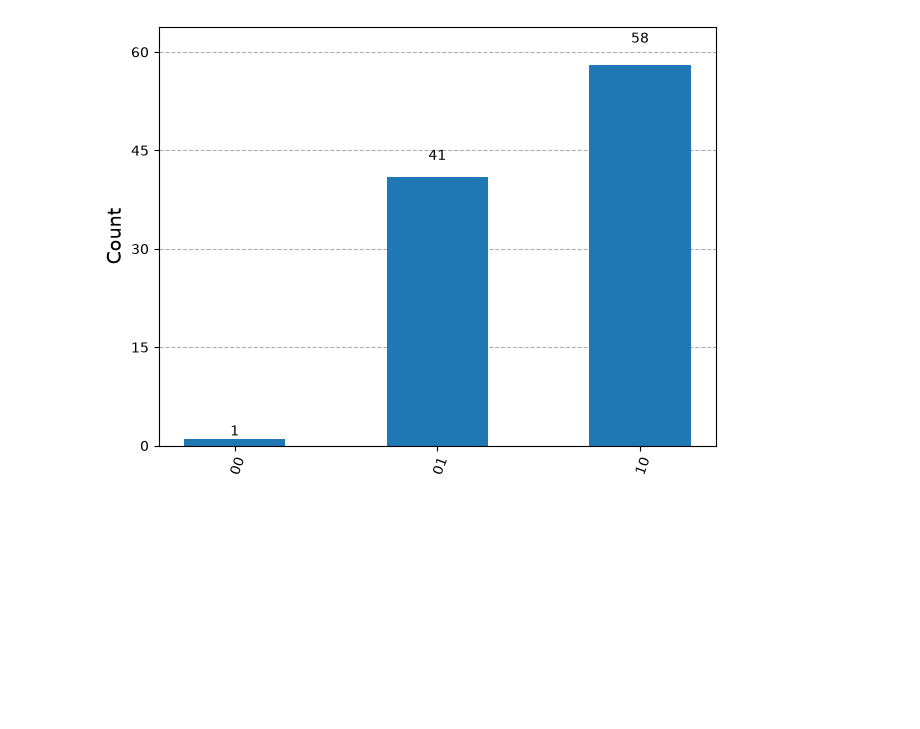
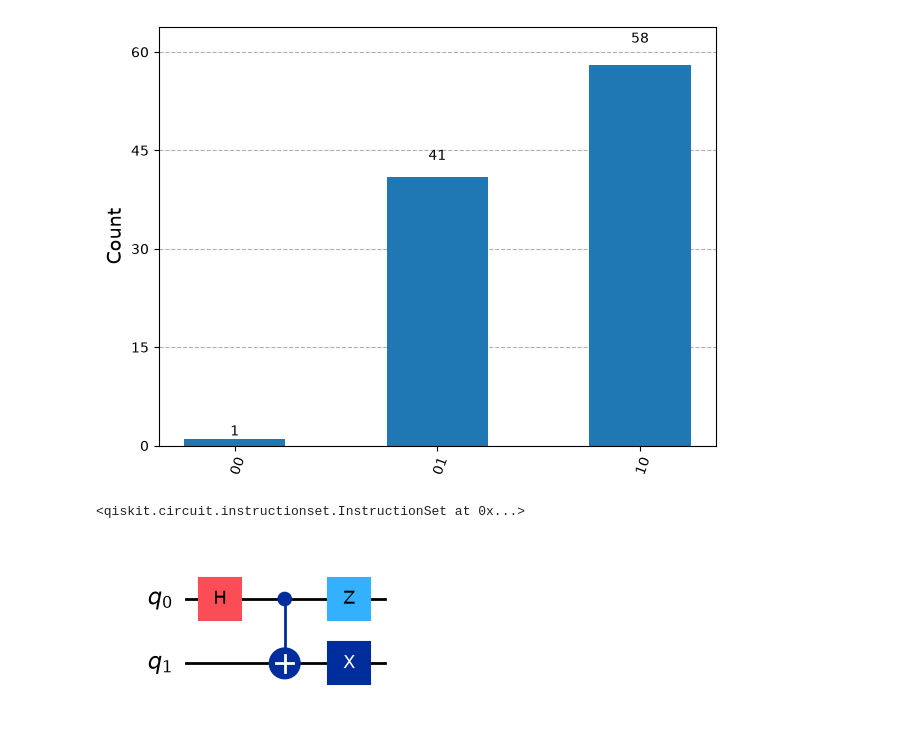
Before and after one commit to muhammadalihussnain/IBM-PROJECTS, a Jupyter notebook: frist_quantum_experiment.ipynb, the cells around one changed output. Drawn from its saved outputs; the diff is of its cells as text; code cells hidden in the pictures; blank space fills up the shorter version.

```diff
--- a/frist_quantum_experiment.ipynb
+++ b/frist_quantum_experiment.ipynb
@@ -100,3 +100,26 @@ plot_histogram(counts)
 # %% [output]
 counts =  {'10': 58, '01': 41, '00': 1}
 [figure]
+# %%
+# Import IBM Quantum primitives
+from qiskit.quantum_info import SparsePauliOp
+
+# Parameters
+J = 1.0  # antiferromagnetic coupling (J>0)
+hx = -0.5  # transverse field strength
+
+# 1. Define the Hamiltonian H = J Z1 Z2 + hx (X1 + X2)
+obs = SparsePauliOp.from_list([("ZZ", J), ("XI", hx), ("IX", hx)])
+
+# Make state
+qc = QuantumCircuit(2)
+qc.h(0)
+qc.cx(0, 1)
+qc.x(1)
+qc.z(0)
+# %% [output]
+<qiskit.circuit.instructionset.InstructionSet at 0x...>
+# %%
+qc.draw('mpl')
+# %% [output]
+[figure, added]
```
Also changed, not shown: parts of 4 cells of this notebook.
